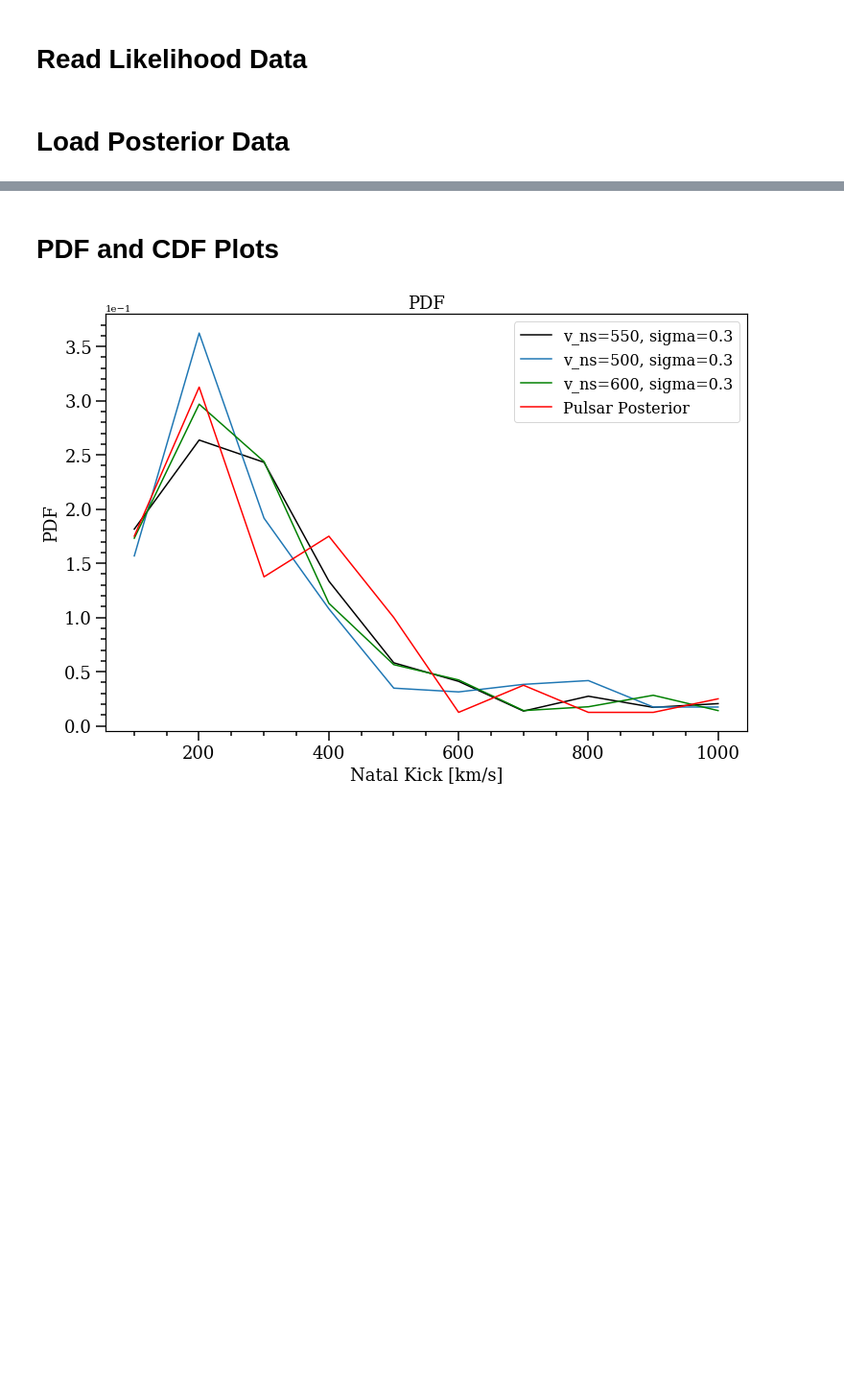
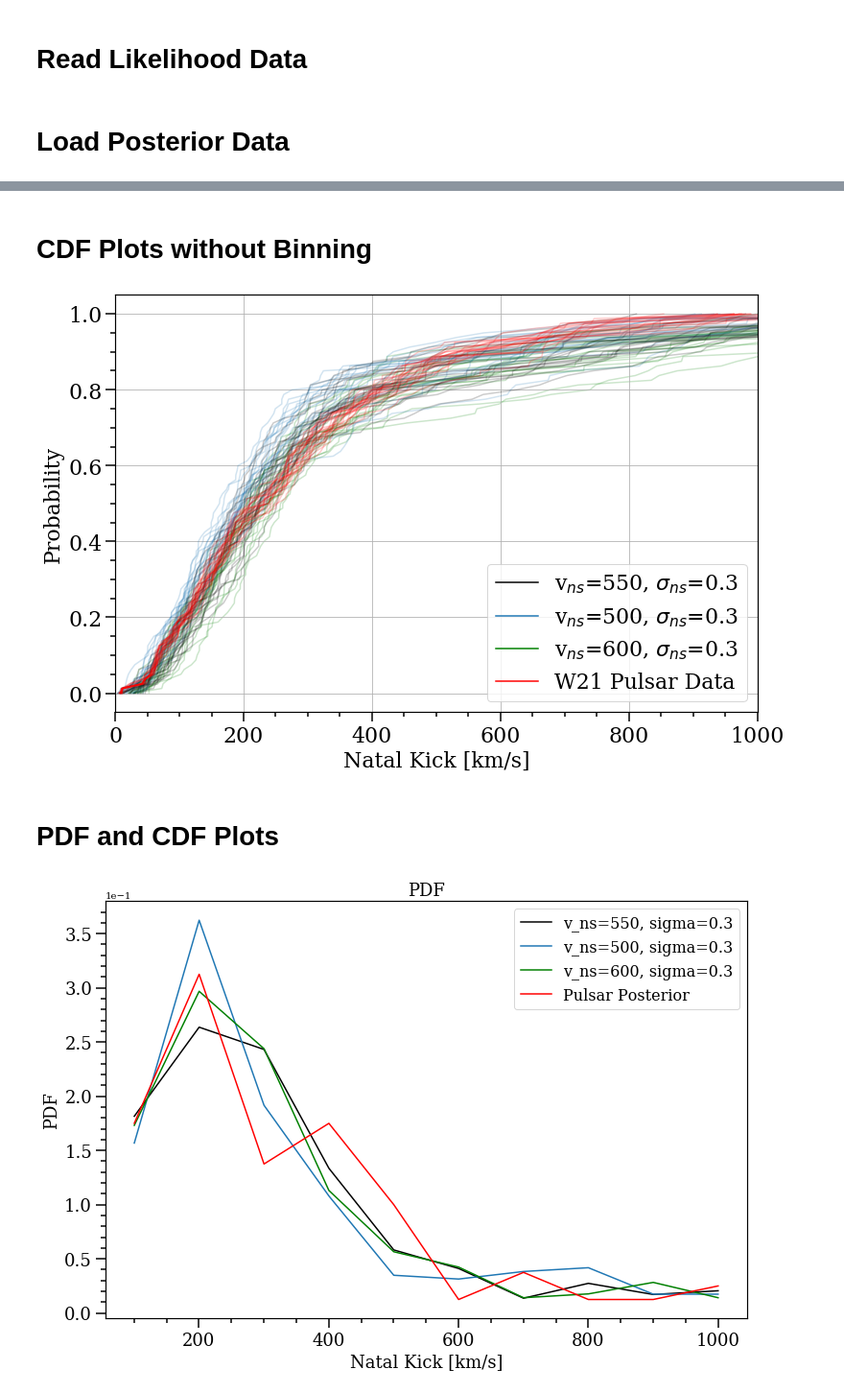
Before and after one commit to veome22/supernova_remnant_prescription, a Jupyter notebook: cdf_plots_sse.ipynb, the cells around one changed output, grey strips where cells are left out. Shown at 96% size. Drawn from its saved outputs; the diff is of its cells as text; code cells hidden in the pictures; blank space fills up the shorter version.

```diff
--- a/cdf_plots_sse.ipynb
+++ b/cdf_plots_sse.ipynb
@@ -175,5 +175,38 @@ IntProgress(value=0, max=81)
 # %%
 PLOT_DATA = [vt_all, NS_KICKS_2D, NS_KICK_MULT, SIGMAS] # Needed to make all the cdf functions work
+# %% [markdown]
+# CDF Plots without Binning
+# %%
+n_cdf = 20
+alpha = 0.2
+n_draws = len(vt_all)
+
+alpha = 0.2
+n_draws = len(vt_all)
+
+f, ax= plt.subplots(1, 1,  figsize=(12,8))
+
+lpf.plot_model_cdf_no_bins(*PLOT_DATA, n_cdf, MAX_INDICES[0], n_draws, alpha=alpha, color='k', label=labels[0], zorder=3)
+lpf.plot_model_cdf_no_bins(*PLOT_DATA, n_cdf, MAX_INDICES[1], n_draws, alpha=alpha, color='C0', label=labels[1], zorder=2)
+lpf.plot_model_cdf_no_bins(*PLOT_DATA, n_cdf, MAX_INDICES[2], n_draws, alpha=alpha, color='g', label=labels[2], zorder=1)
+
+lpf.plot_pulsar_cdf_no_bins(*PLOT_DATA, n_cdf, n_draws, alpha=alpha, color='r', label='W21 Pulsar Data', zorder=4)
+
+
+plt.xlim(0,1000)
+
+layoutAxes(ax=ax, fontsize=fl)
+plt.xlabel('Natal Kick [km/s]', fontsize=fl)
+plt.ylabel('Probability', fontsize=fl)
+
+leg = plt.legend(fontsize=fl)
+for lh in leg.legendHandles:
+    lh.set_alpha(1)
+
+plt.grid()
+plt.show()
+# %% [output]
+[figure, added]
 # %% [markdown]
 # PDF and CDF Plots
 # %%
```
Also changed, not shown: parts of 2 cells of this notebook, 2 other files.
